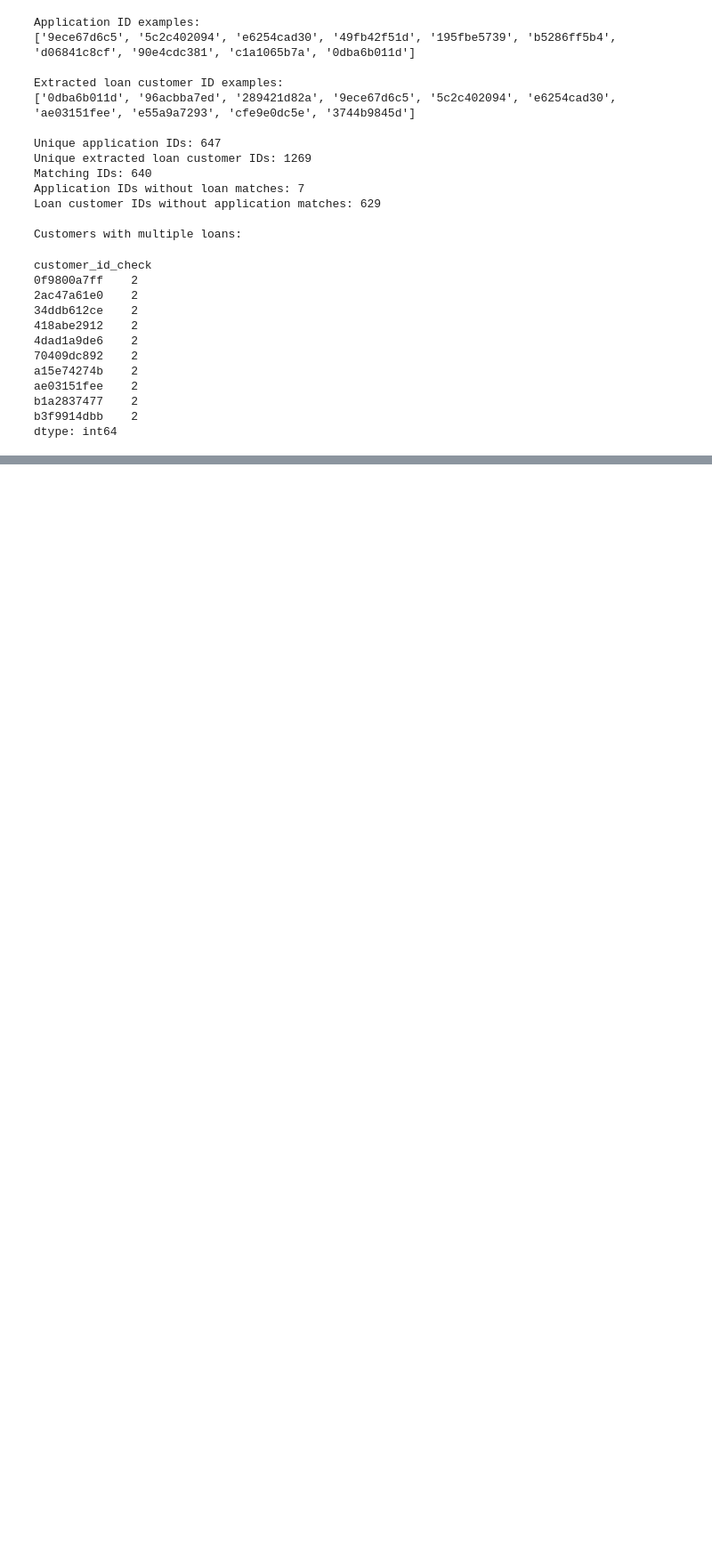
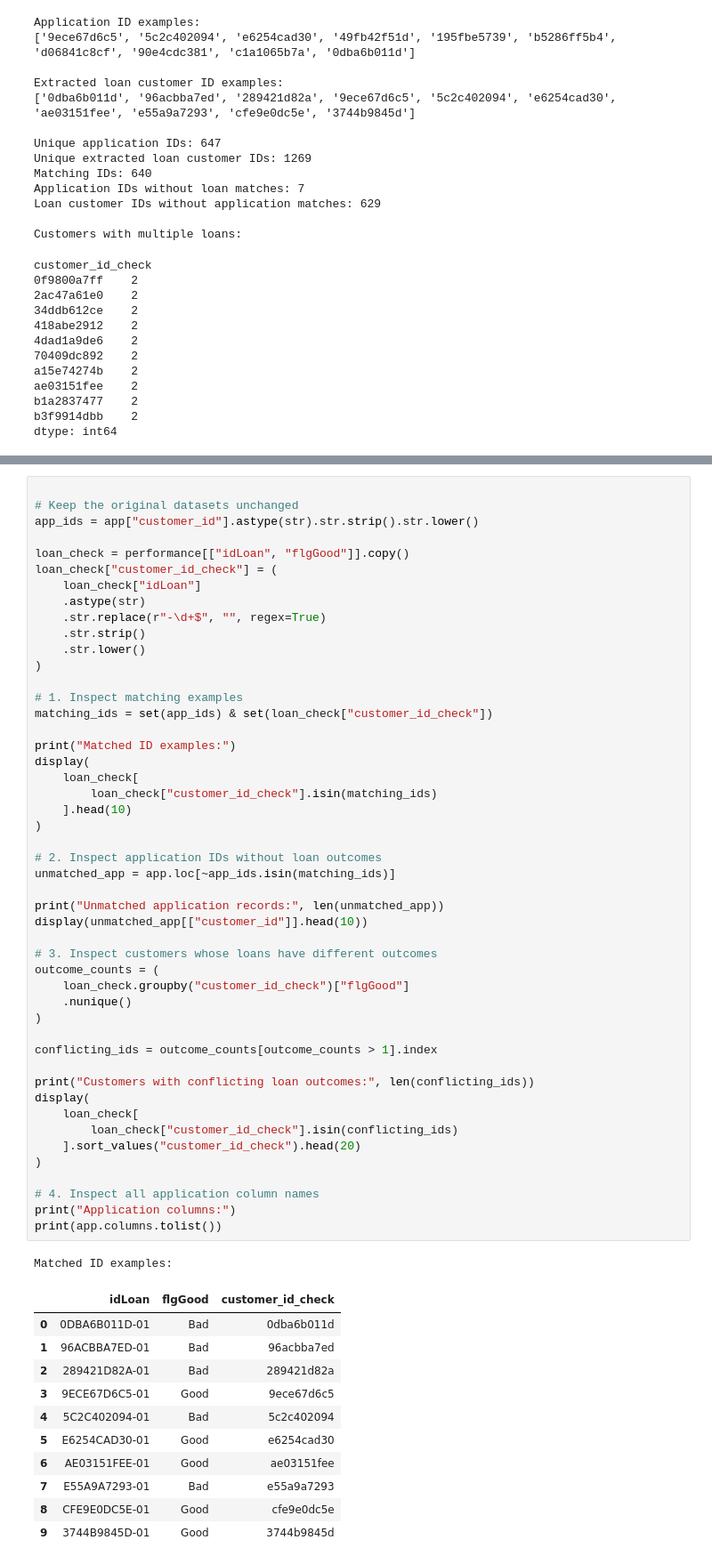
Before and after one commit to madrewarparth/loan-risk-analysis, a Jupyter notebook: loan_risk_analysis.ipynb, the cells around one changed output, grey strips where cells are left out. Shown at 89% size. Cells and saved outputs as stored; diff of their text form; blank space fills up the shorter version.

Commit message:
Investigate application and loan ID relationships

```diff
--- a/loan_risk_analysis.ipynb
+++ b/loan_risk_analysis.ipynb
@@ -196,0 +252,61 @@ dtype: int64
+# %%
+
+# Keep the original datasets unchanged
+app_ids = app["customer_id"].astype(str).str.strip().str.lower()
+
+loan_check = performance[["idLoan", "flgGood"]].copy()
+loan_check["customer_id_check"] = (
+    loan_check["idLoan"]
+    .astype(str)
+    .str.replace(r"-\d+$", "", regex=True)
+    .str.strip()
+    .str.lower()
+)
+
+# 1. Inspect matching examples
+matching_ids = set(app_ids) & set(loan_check["customer_id_check"])
+
+print("Matched ID examples:")
+display(
+    loan_check[
+        loan_check["customer_id_check"].isin(matching_ids)
+    ].head(10)
+)
+
+# 2. Inspect application IDs without loan outcomes
+unmatched_app = app.loc[~app_ids.isin(matching_ids)]
+
+print("Unmatched application records:", len(unmatched_app))
+display(unmatched_app[["customer_id"]].head(10))
+
+# 3. Inspect customers whose loans have different outcomes
+outcome_counts = (
+    loan_check.groupby("customer_id_check")["flgGood"]
+    .nunique()
+)
+
+conflicting_ids = outcome_counts[outcome_counts > 1].index
+
+print("Customers with conflicting loan outcomes:", len(conflicting_ids))
+display(
+    loan_check[
+        loan_check["customer_id_check"].isin(conflicting_ids)
+    ].sort_values("customer_id_check").head(20)
+)
+
+# 4. Inspect all application column names
+print("Application columns:")
+print(app.columns.tolist())
+# %% [output]
+Matched ID examples:
+|  | idLoan | flgGood | customer_id_check |
+| 0 | 0DBA6B011D-01 | Bad | 0dba6b011d |
+| 1 | 96ACBBA7ED-01 | Bad | 96acbba7ed |
+| 2 | 289421D82A-01 | Bad | 289421d82a |
+| 3 | 9ECE67D6C5-01 | Good | 9ece67d6c5 |
+| 4 | 5C2C402094-01 | Bad | 5c2c402094 |
+| 5 | E6254CAD30-01 | Good | e6254cad30 |
+| 6 | AE03151FEE-01 | Good | ae03151fee |
+| 7 | E55A9A7293-01 | Bad | e55a9a7293 |
+| 8 | CFE9E0DC5E-01 | Good | cfe9e0dc5e |
+| 9 | 3744B9845D-01 | Good | 3744b9845d |
```
Also changed, not shown: parts of 2 cells of this notebook.
